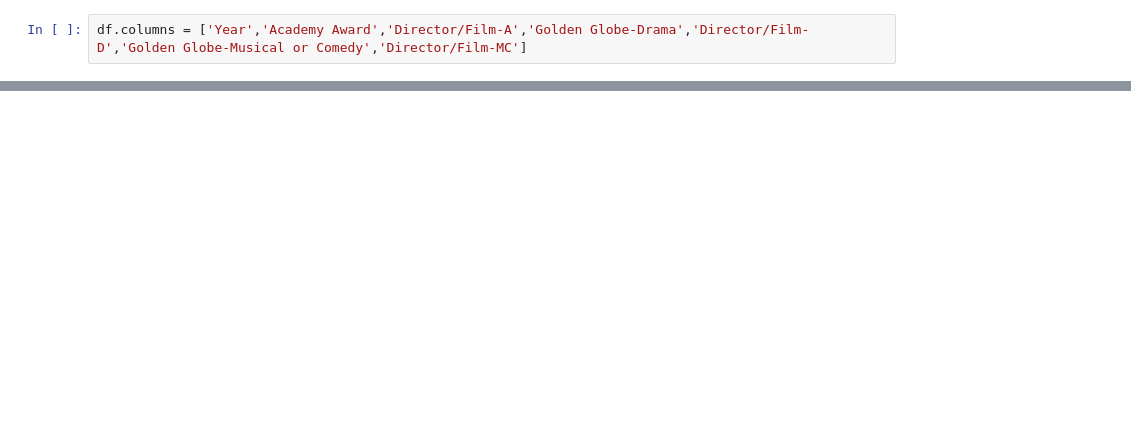
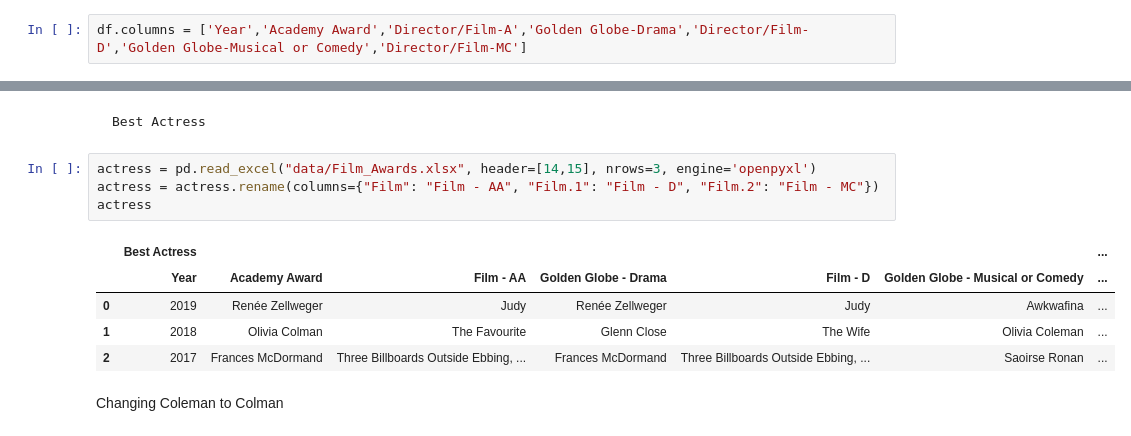
Before and after one commit to UUCompSci/AJ-DataViz, a Jupyter notebook: Chapter 1/Lab1.ipynb, the cells around one changed output, grey strips where cells are left out. Drawn from its saved outputs; the diff is of its cells as text; blank space fills up the shorter version.

```diff
--- a/Chapter 1/Lab1.ipynb
+++ b/Chapter 1/Lab1.ipynb
@@ -86,0 +73,14 @@ df.drop([0,4,5,7,11,12,14])
+# %% [markdown]
+    Best Actress
+# %%
+actress = pd.read_excel("data/Film_Awards.xlsx", header=[14,15], nrows=3, engine='openpyxl')
+actress = actress.rename(columns={"Film": "Film - AA", "Film.1": "Film - D", "Film.2": "Film - MC"})
+actress
+# %% [output]
+|  | Best Actress |  |  |  |  |  | ... |
+|  | Year | Academy Award | Film - AA | Golden Globe - Drama | Film - D | Golden Globe - Musical or Comedy | ... |
+| 0 | 2019 | Renée Zellweger | Judy | Renée Zellweger | Judy | Awkwafina | ... |
+| 1 | 2018 | Olivia Colman | The Favourite | Glenn Close | The Wife | Olivia Coleman | ... |
+| 2 | 2017 | Frances McDormand | Three Billboards Outside Ebbing, ... | Frances McDormand | Three Billboards Outside Ebbing, ... | Saoirse Ronan | ... |
+# %% [markdown]
+Changing Coleman to Colman
```
Also changed, not shown: parts of 43 cells of this notebook, 1 other file.
